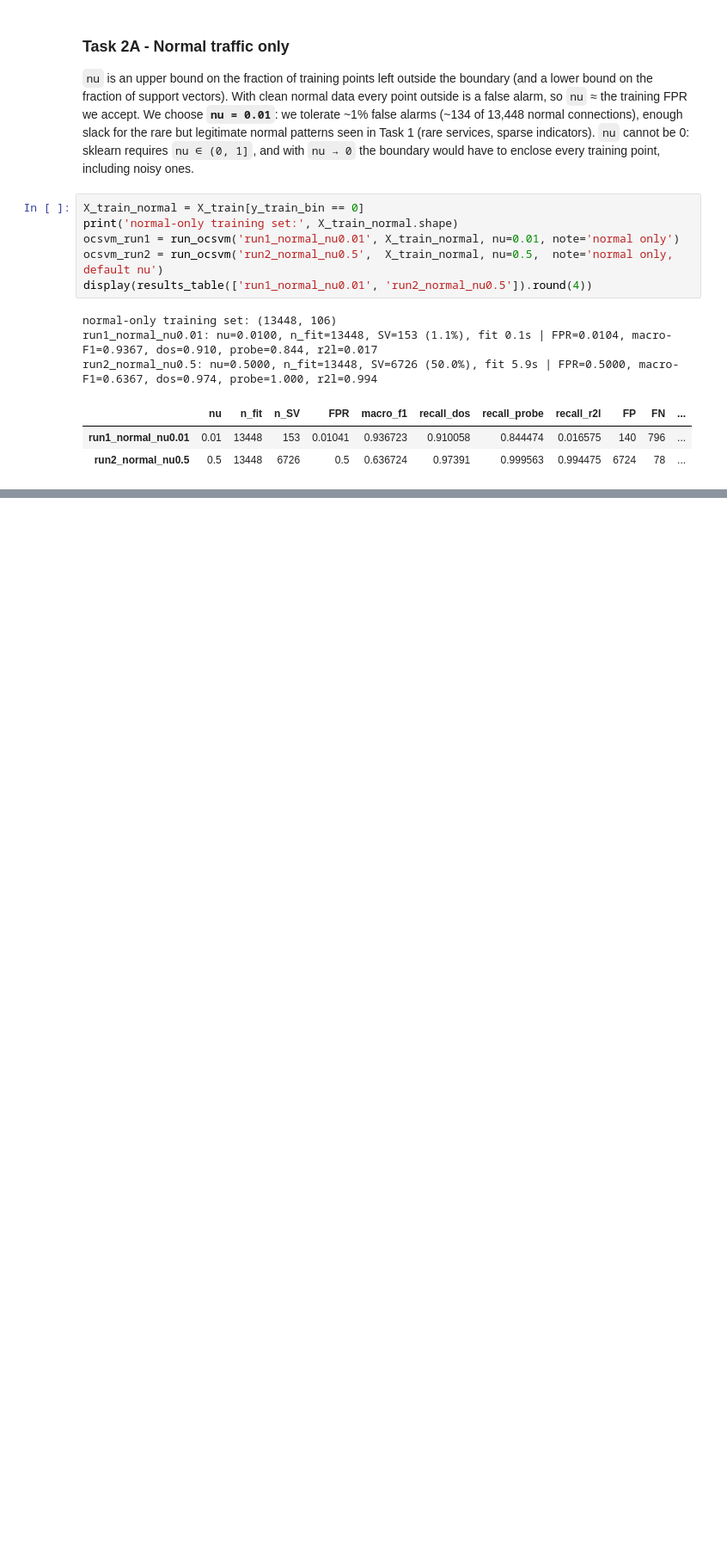
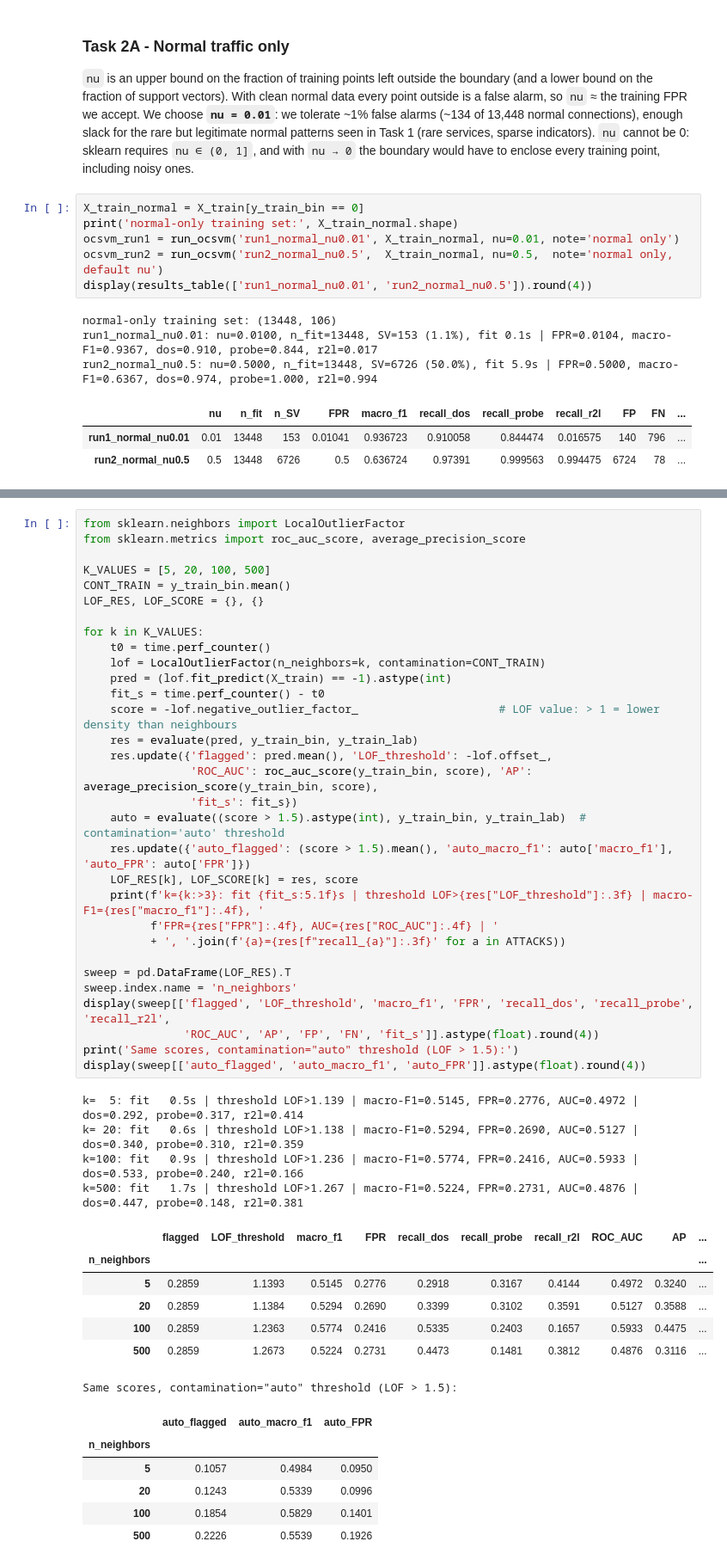
Before and after one commit to HaxelThePenguine/AI-Cybersecurity_labs2026, a Jupyter notebook: Lab_03/lab3.ipynb, the cells around one changed output, grey strips where cells are left out. Shown at 86% size. Saved outputs shown, nothing was run; the diff lists cells and outputs as text; blank space fills up the shorter version.

```diff
--- a/Lab_03/lab3.ipynb
+++ b/Lab_03/lab3.ipynb
@@ -346,0 +357,49 @@ run2_normal_nu0.5: nu=0.5000, n_fit=13448, SV=6726 (50.0%), fit 5.9s | FPR=0.500
+# %%
+from sklearn.neighbors import LocalOutlierFactor
+from sklearn.metrics import roc_auc_score, average_precision_score
+
+K_VALUES = [5, 20, 100, 500]
+CONT_TRAIN = y_train_bin.mean()
+LOF_RES, LOF_SCORE = {}, {}
+
+for k in K_VALUES:
+    t0 = time.perf_counter()
+    lof = LocalOutlierFactor(n_neighbors=k, contamination=CONT_TRAIN)
+    pred = (lof.fit_predict(X_train) == -1).astype(int)
+    fit_s = time.perf_counter() - t0
+    score = -lof.negative_outlier_factor_                     # LOF value: > 1 = lower density than neighbours
+    res = evaluate(pred, y_train_bin, y_train_lab)
+    res.update({'flagged': pred.mean(), 'LOF_threshold': -lof.offset_,
+                'ROC_AUC': roc_auc_score(y_train_bin, score), 'AP': average_precision_score(y_train_bin, score),
+                'fit_s': fit_s})
+    auto = evaluate((score > 1.5).astype(int), y_train_bin, y_train_lab)  # contamination='auto' threshold
+    res.update({'auto_flagged': (score > 1.5).mean(), 'auto_macro_f1': auto['macro_f1'], 'auto_FPR': auto['FPR']})
+    LOF_RES[k], LOF_SCORE[k] = res, score
+    print(f'k={k:>3}: fit {fit_s:5.1f}s | threshold LOF>{res["LOF_threshold"]:.3f} | macro-F1={res["macro_f1"]:.4f}, '
+          f'FPR={res["FPR"]:.4f}, AUC={res["ROC_AUC"]:.4f} | '
+          + ', '.join(f'{a}={res[f"recall_{a}"]:.3f}' for a in ATTACKS))
+
+sweep = pd.DataFrame(LOF_RES).T
+sweep.index.name = 'n_neighbors'
+display(sweep[['flagged', 'LOF_threshold', 'macro_f1', 'FPR', 'recall_dos', 'recall_probe', 'recall_r2l',
+               'ROC_AUC', 'AP', 'FP', 'FN', 'fit_s']].astype(float).round(4))
+print('Same scores, contamination="auto" threshold (LOF > 1.5):')
+display(sweep[['auto_flagged', 'auto_macro_f1', 'auto_FPR']].astype(float).round(4))
+# %% [output]
+k=  5: fit   0.5s | threshold LOF>1.139 | macro-F1=0.5145, FPR=0.2776, AUC=0.4972 | dos=0.292, probe=0.317, r2l=0.414
+k= 20: fit   0.6s | threshold LOF>1.138 | macro-F1=0.5294, FPR=0.2690, AUC=0.5127 | dos=0.340, probe=0.310, r2l=0.359
+k=100: fit   0.9s | threshold LOF>1.236 | macro-F1=0.5774, FPR=0.2416, AUC=0.5933 | dos=0.533, probe=0.240, r2l=0.166
+k=500: fit   1.7s | threshold LOF>1.267 | macro-F1=0.5224, FPR=0.2731, AUC=0.4876 | dos=0.447, probe=0.148, r2l=0.381
+|  | flagged | LOF_threshold | macro_f1 | FPR | recall_dos | recall_probe | recall_r2l | ROC_AUC | AP | ... |
+| n_neighbors |  |  |  |  |  |  |  |  |  | ... |
+| 5 | 0.2859 | 1.1393 | 0.5145 | 0.2776 | 0.2918 | 0.3167 | 0.4144 | 0.4972 | 0.3240 | ... |
+| 20 | 0.2859 | 1.1384 | 0.5294 | 0.2690 | 0.3399 | 0.3102 | 0.3591 | 0.5127 | 0.3588 | ... |
+| 100 | 0.2859 | 1.2363 | 0.5774 | 0.2416 | 0.5335 | 0.2403 | 0.1657 | 0.5933 | 0.4475 | ... |
+| 500 | 0.2859 | 1.2673 | 0.5224 | 0.2731 | 0.4473 | 0.1481 | 0.3812 | 0.4876 | 0.3116 | ... |
+Same scores, contamination="auto" threshold (LOF > 1.5):
+|  | auto_flagged | auto_macro_f1 | auto_FPR |
+| n_neighbors |  |  |  |
+| 5 | 0.1057 | 0.4984 | 0.0950 |
+| 20 | 0.1243 | 0.5339 | 0.0996 |
+| 100 | 0.1854 | 0.5829 | 0.1401 |
+| 500 | 0.2226 | 0.5539 | 0.1926 |
```
Also changed, not shown: parts of 10 cells of this notebook, 2 other files.
